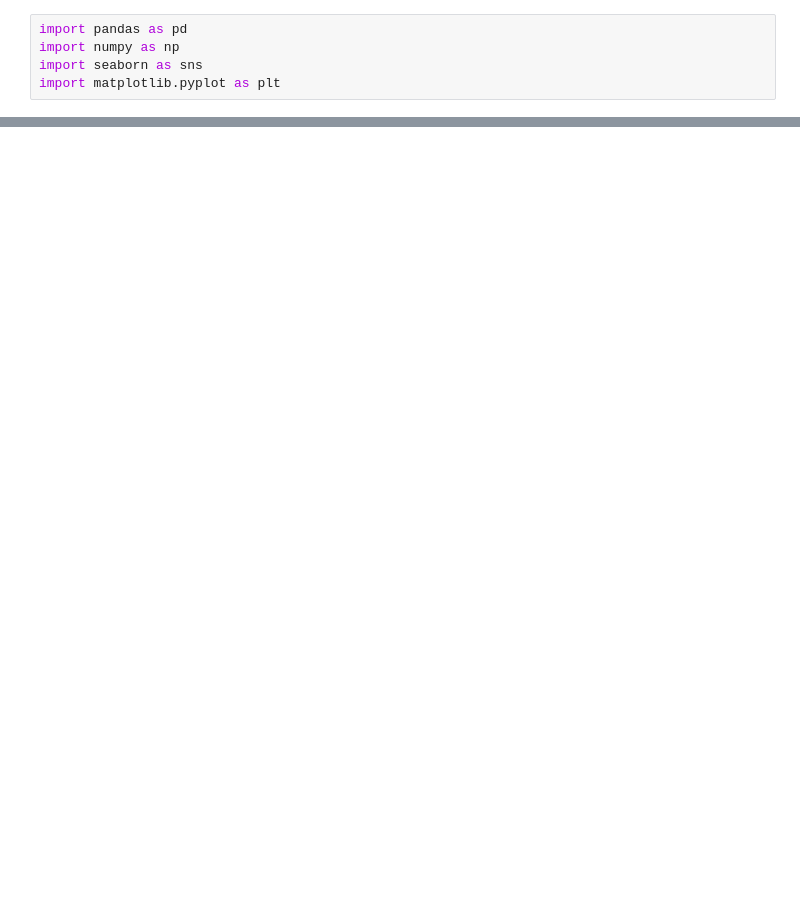
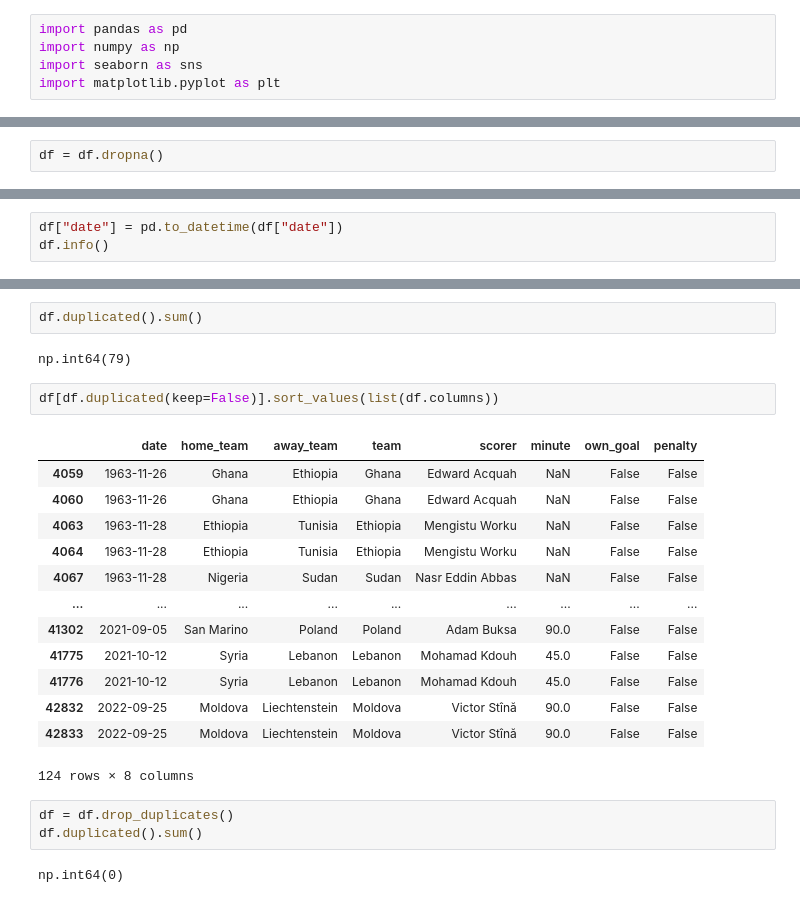
Before and after one commit to jlnsmith2001/world_cup_prediction_platform, a Jupyter notebook: notebooks/player_information.ipynb, the cells around one changed output, grey strips where cells are left out. Saved outputs shown, nothing was run; the diff lists cells and outputs as text; blank space fills up the shorter version.

```diff
--- a/notebooks/player_information.ipynb
+++ b/notebooks/player_information.ipynb
@@ -9,0 +56,2 @@ FileNotFoundError: [Errno 2] No such file or directory: '../data/raw/goalscorers
+# %%
+df = df.dropna()
@@ -9,0 +70,3 @@ FileNotFoundError: [Errno 2] No such file or directory: '../data/raw/goalscorers
+# %%
+df["date"] = pd.to_datetime(df["date"])
+df.info()
@@ -9,0 +89,25 @@ FileNotFoundError: [Errno 2] No such file or directory: '../data/raw/goalscorers
+# %%
+df.duplicated().sum()
+# %% [output]
+np.int64(79)
+# %%
+df[df.duplicated(keep=False)].sort_values(list(df.columns))
+# %% [output]
+|  | date | home_team | away_team | team | scorer | minute | own_goal | penalty |
+| 4059 | 1963-11-26 | Ghana | Ethiopia | Ghana | Edward Acquah | NaN | False | False |
+| 4060 | 1963-11-26 | Ghana | Ethiopia | Ghana | Edward Acquah | NaN | False | False |
+| 4063 | 1963-11-28 | Ethiopia | Tunisia | Ethiopia | Mengistu Worku | NaN | False | False |
+| 4064 | 1963-11-28 | Ethiopia | Tunisia | Ethiopia | Mengistu Worku | NaN | False | False |
+| 4067 | 1963-11-28 | Nigeria | Sudan | Sudan | Nasr Eddin Abbas | NaN | False | False |
+| ... | ... | ... | ... | ... | ... | ... | ... | ... |
+| 41302 | 2021-09-05 | San Marino | Poland | Poland | Adam Buksa | 90.0 | False | False |
+| 41775 | 2021-10-12 | Syria | Lebanon | Lebanon | Mohamad Kdouh | 45.0 | False | False |
+| 41776 | 2021-10-12 | Syria | Lebanon | Lebanon | Mohamad Kdouh | 45.0 | False | False |
+| 42832 | 2022-09-25 | Moldova | Liechtenstein | Moldova | Victor Stînă | 90.0 | False | False |
+| 42833 | 2022-09-25 | Moldova | Liechtenstein | Moldova | Victor Stînă | 90.0 | False | False |
+124 rows × 8 columns
+# %%
+df = df.drop_duplicates()
+df.duplicated().sum()
+# %% [output]
+np.int64(0)
```
Also changed, not shown: parts of 15 cells of this notebook, 1 other file.
